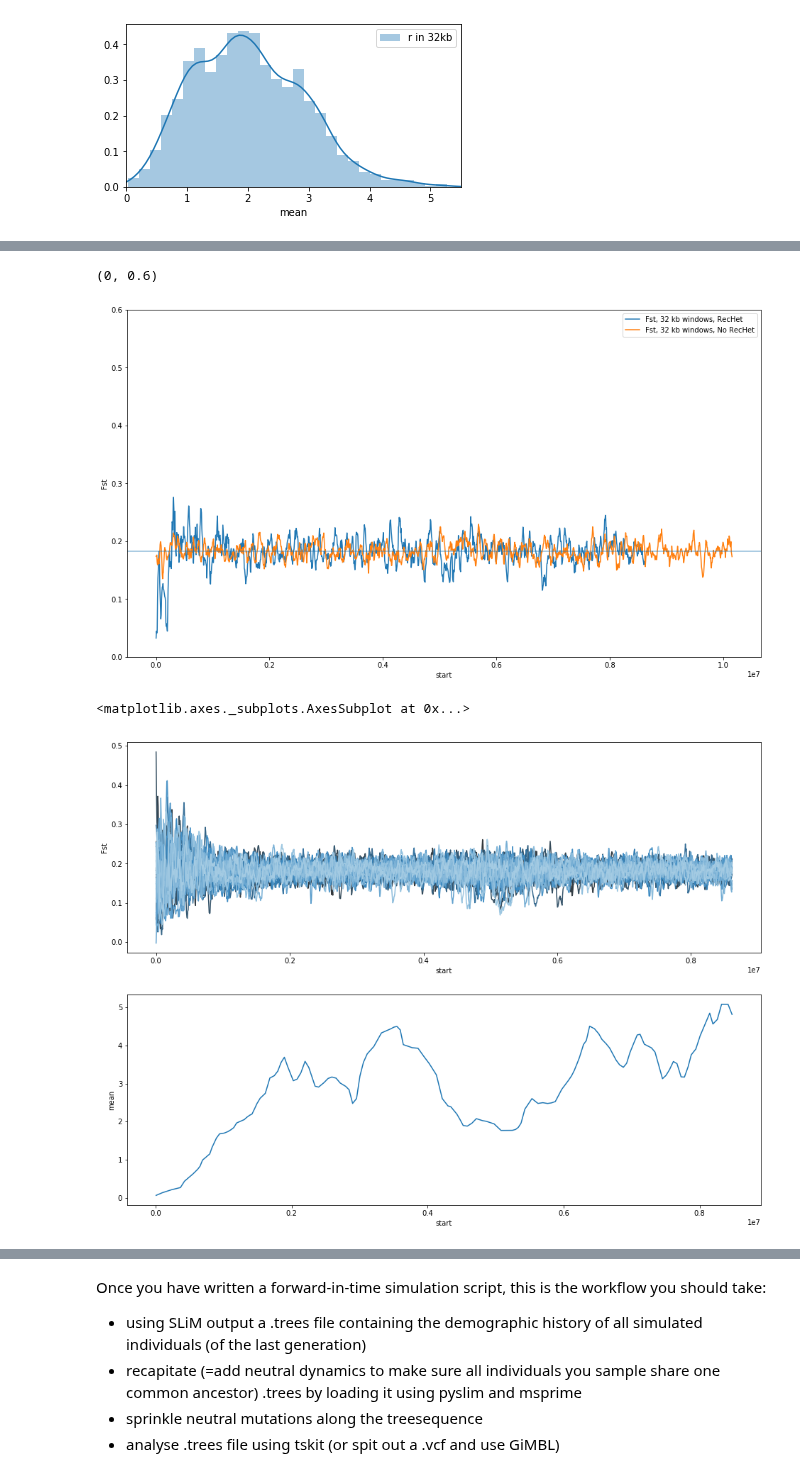
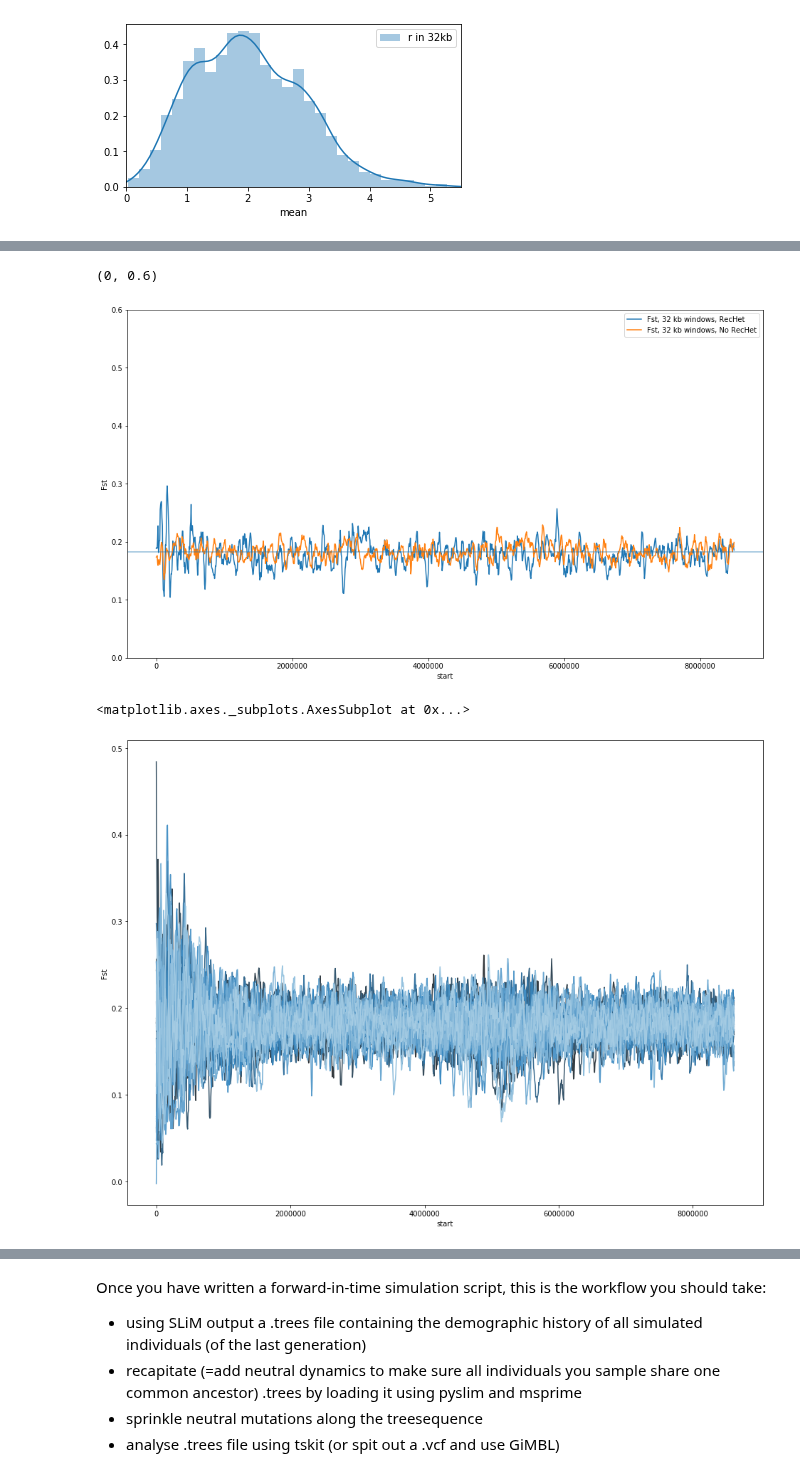
Before and after one commit to DRL/SMBE-SGE-2019, a Jupyter notebook: Session_2/Fst_short_chuncks/simulating_windowise_Fst_KL .ipynb, the cells around one changed output, grey strips where cells are left out. Saved outputs shown, nothing was run; the diff lists cells and outputs as text; code cells hidden in the pictures.

```diff
--- a/Session_2/Fst_short_chuncks/simulating_windowise_Fst_KL .ipynb
+++ b/Session_2/Fst_short_chuncks/simulating_windowise_Fst_KL .ipynb
@@ -413,3 +425,4 @@ NameError: name 'hapmap' is not defined
 # %%
-dRecHet = pd.read_csv('10Mb_sequence_data/simlarge_hapmap_win.csv')
+dRecHet = pd.read_csv('replicates_RecHet.csv')
 dNoRecHet = pd.read_csv('10Mb_sequence_data/win_largeFst.csv')
+dNoRecHet.head()
@@ -416,37 +436,35 @@ dNoRecHet = pd.read_csv('10Mb_sequence_data/win_largeFst.csv')
 # %%
 #and sliding wins
 fig, ax = plt.subplots(figsize=(16,9))
-sns.lineplot(dRecHet['start'], dRecHet['Fst'],label='Fst, 32 kb windows, RecHet')
-sns.lineplot(dNoRecHet['start'],dNoRecHet['Fst'],label='Fst, 32 kb windows, No RecHet')
+sns.lineplot(data=dRecHet[(dRecHet['replicate']==3)&(dRecHet['start']<8.5e6)],
+             x ='start',
+             y = 'Fst',
+             label='Fst, 32 kb windows, RecHet')
+sns.lineplot(data=dNoRecHet[(dNoRecHet['start']<8.5e6)],
+             x ='start',
+             y = 'Fst',
+             label='Fst, 32 kb windows, No RecHet')
 #horizontal line mean Fst with heterogeneity
 plt.axhline(y=dNoRecHet['Fst'].mean(), alpha=0.5)
 plt.legend()
 ax.set_ylim((0,0.6))
 # %% [output]
 (0, 0.6)
-[figure, old version]
+[figure, new version]
 # %%
 #30 of replicates 32kb windowise Fst scan with RecHet (will become 60)
 #bottom plot showing recombination heterogeneity along the chromosome
-df = pd.read_csv('replicates_RecHet.csv')
-fig, (ax1, ax2) = plt.subplots(figsize=(16,12),nrows=2,ncols=1)
+fig, ax1 = plt.subplots(figsize=(16,12))
 sns.lineplot(
-    data=df,
+    data=dRecHet,
     x = 'start',
     y = 'Fst',
     hue='replicate',
     estimator=None,
     palette = sns.color_palette('Blues_d', n_colors=30),
     legend=False,
     ax=ax1
     )
-sns.lineplot(
-    data=hapmap[(hapmap['chrom']==18)&(hapmap['start']<8.5e6)],
-    x = 'start',
-    y = 'mean',
-    legend=False,
-    ax=ax2
-    )
 # %% [output]
 <matplotlib.axes._subplots.AxesSubplot at 0x...>
-[figure, old version]
+[figure, new version]
```
Also changed, not shown: parts of 45 cells of this notebook.
